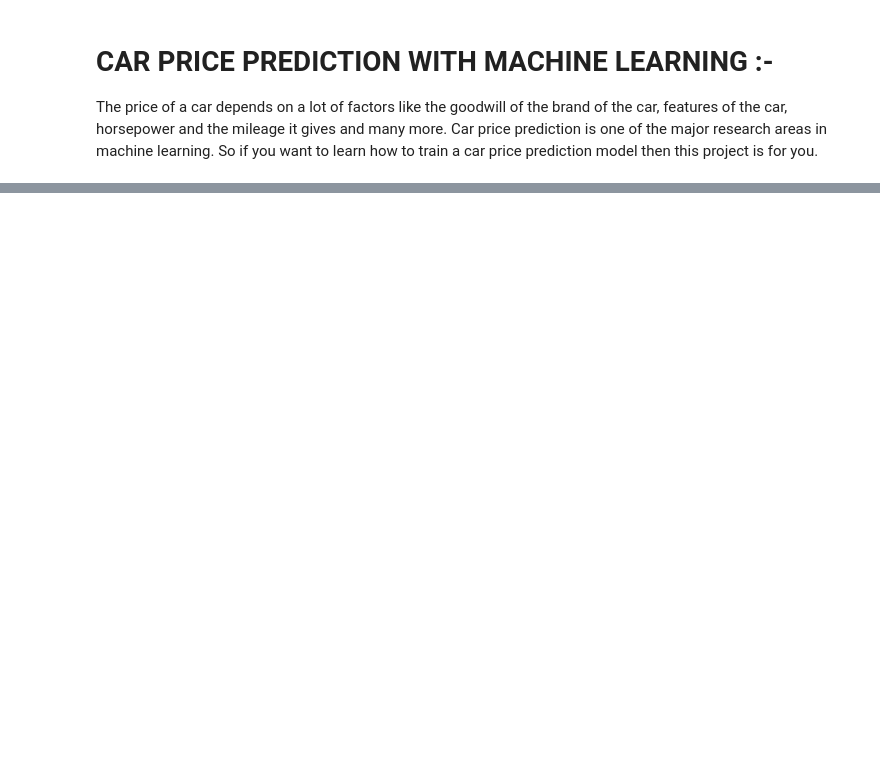
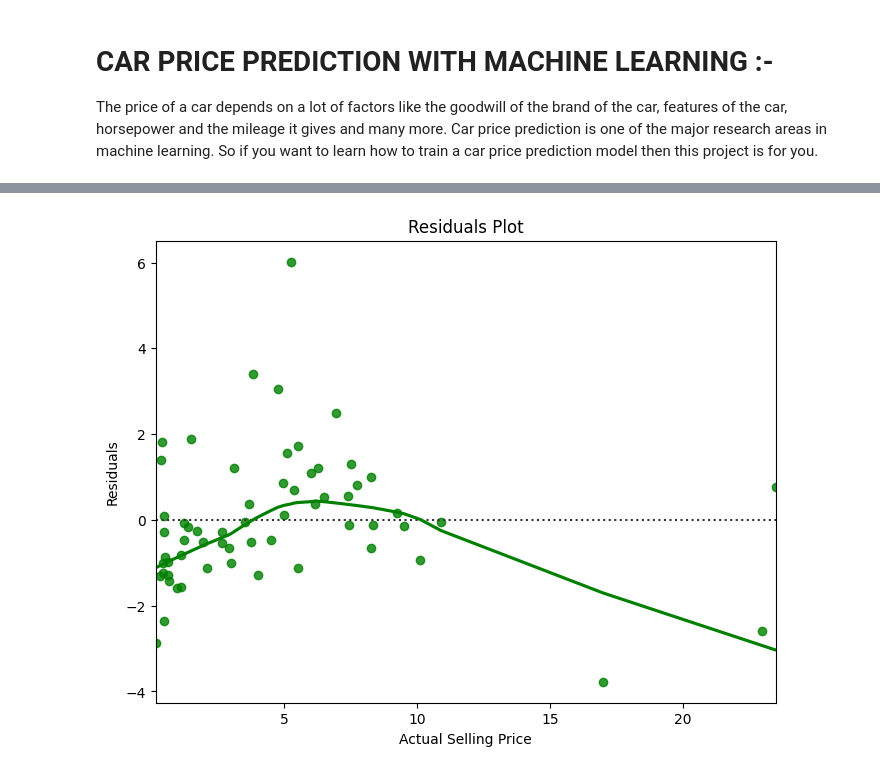
Before and after one commit to pooja-chirke/area, a Jupyter notebook: car-prediction-with-machine-learning.ipynb, the cells around one changed output, grey strips where cells are left out. Drawn from its saved outputs; the diff is of its cells as text; code cells hidden in the pictures; blank space fills up the shorter version.

```diff
--- a/car-prediction-with-machine-learning.ipynb
+++ b/car-prediction-with-machine-learning.ipynb
@@ -11,0 +113,14 @@ from sklearn.preprocessing import StandardScaler, LabelEncoder
+# %%
+#Residual Plot
+import matplotlib.pyplot as plt
+import seaborn as sns
+
+# Residual Plot
+plt.figure(figsize=(8, 6))
+sns.residplot(x=y_test, y=y_pred, lowess=True, color='g')  # Correct syntax with keyword arguments
+plt.title('Residuals Plot')
+plt.xlabel('Actual Selling Price')
+plt.ylabel('Residuals')
+plt.show()
+# %% [output]
+[figure, added]
```
Also changed, not shown: parts of 14 cells of this notebook.
